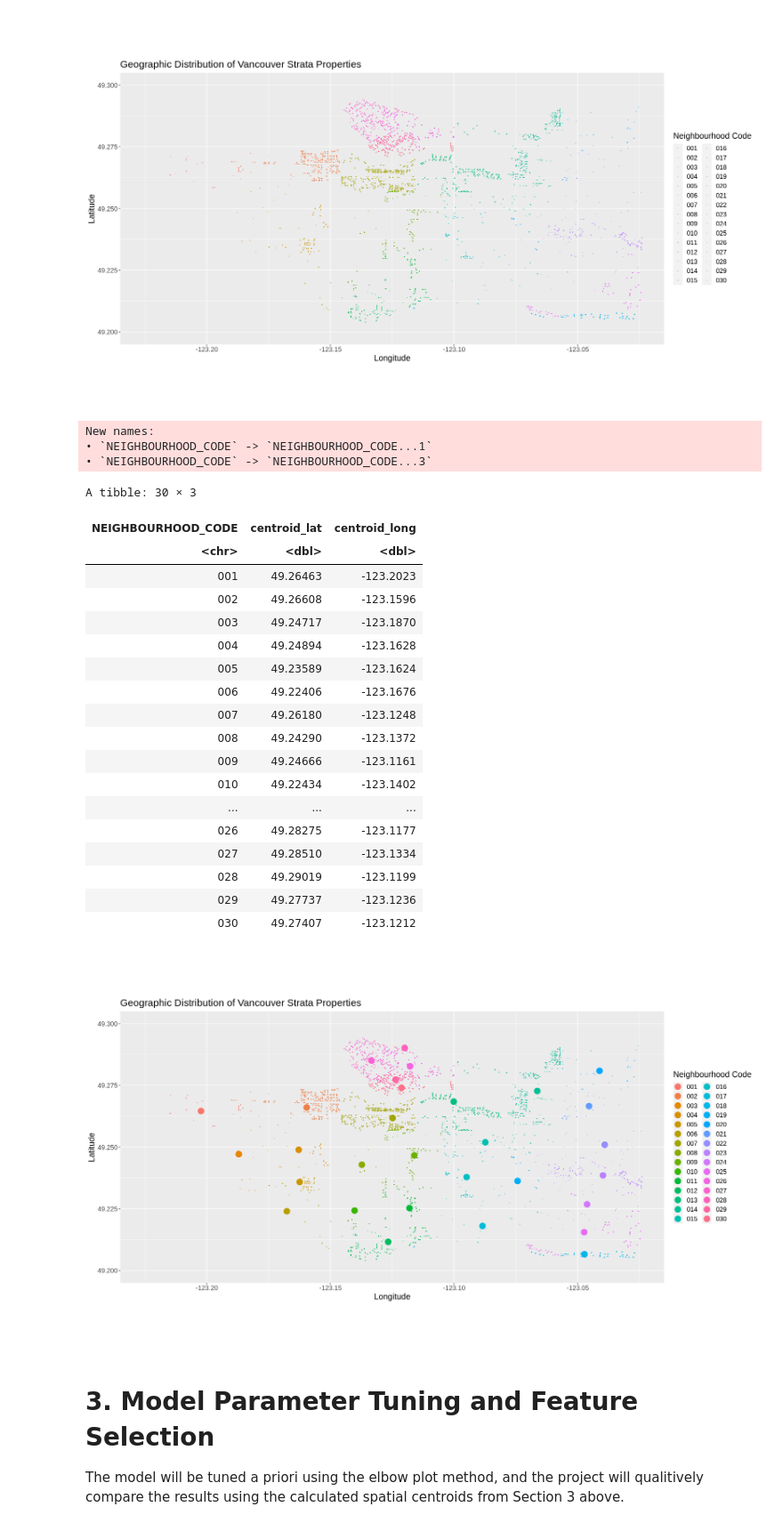
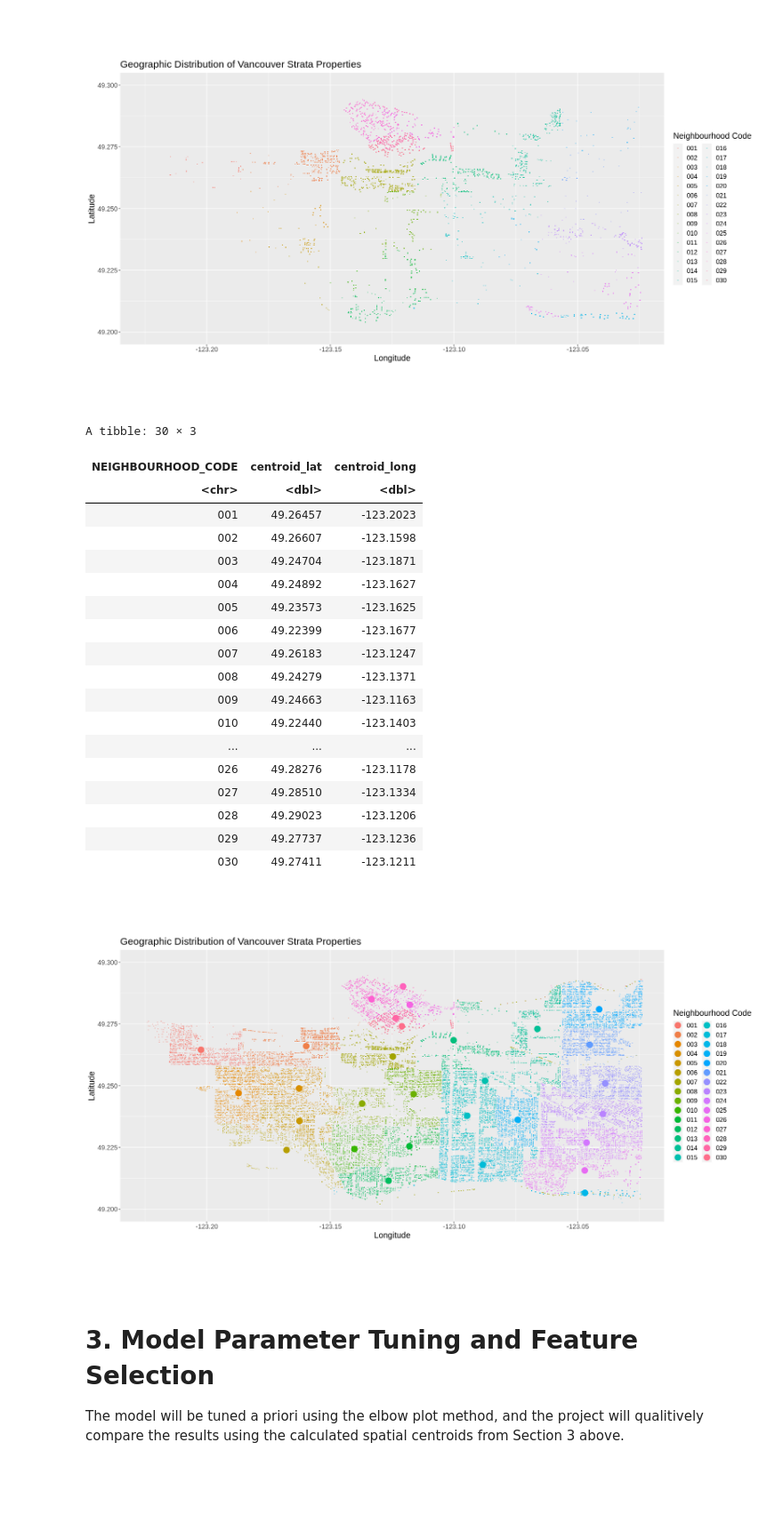
Before and after one commit to halarii/dsci100-2023s1-group-44, a Jupyter notebook: clustering-analysis.ipynb, the cells around one changed output. Shown at 89% size. Drawn from its saved outputs; the diff is of its cells as text; code cells hidden in the pictures; blank space fills up the shorter version.

Commit message:
Added aggregated data, revised data structure, and streamlined centroid code

```diff
--- a/clustering-analysis.ipynb
+++ b/clustering-analysis.ipynb
@@ -134,67 +176,51 @@ strata_only_plot
 # %%
 # Strata Housing Centroids
 # Group by, summarise, and plot
-ptax_lat_centroids <- property_housing_only |>
+ptax_centroids <- property_housing_only |>
         group_by(NEIGHBOURHOOD_CODE) |>
         mutate(lat = as.numeric(lat)) |>
-        summarize(mean(lat))
-colnames(ptax_lat_centroids) <- c("NEIGHBOURHOOD_CODE", "centroid_lat")
-
-ptax_long_centroids <- property_housing_only |>
-        group_by(NEIGHBOURHOOD_CODE) |>
         mutate(long = as.numeric(long)) |>
-        summarize (mean(long))
-colnames(ptax_long_centroids) <- c("NEIGHBOURHOOD_CODE", "centroid_long")
-
-ptax_centroids <- bind_cols(ptax_lat_centroids, ptax_long_centroids) |>
-    select(NEIGHBOURHOOD_CODE...1, centroid_lat, centroid_long)
-
-colnames(ptax_centroids) <- c("NEIGHBOURHOOD_CODE", "centroid_lat","centroid_long")
-
-
+        summarize(centroid_lat = mean(lat),
+                  centroid_long = mean(long))
 
 ptax_centroids
 # %% [output]
-New names:
-• `NEIGHBOURHOOD_CODE` -> `NEIGHBOURHOOD_CODE...1`
-• `NEIGHBOURHOOD_CODE` -> `NEIGHBOURHOOD_CODE...3`
+A tibble: 30 × 3
-A tibble: 30 × 3
 | NEIGHBOURHOOD_CODE | centroid_lat | centroid_long |
 | <chr> | <dbl> | <dbl> |
-| 001 | 49.26463 | -123.2023 |
-| 002 | 49.26608 | -123.1596 |
-| 003 | 49.24717 | -123.1870 |
-| 004 | 49.24894 | -123.1628 |
-| 005 | 49.23589 | -123.1624 |
-| 006 | 49.22406 | -123.1676 |
-| 007 | 49.26180 | -123.1248 |
-| 008 | 49.24290 | -123.1372 |
-| 009 | 49.24666 | -123.1161 |
-| 010 | 49.22434 | -123.1402 |
+| 001 | 49.26457 | -123.2023 |
+| 002 | 49.26607 | -123.1598 |
+| 003 | 49.24704 | -123.1871 |
+| 004 | 49.24892 | -123.1627 |
+| 005 | 49.23573 | -123.1625 |
+| 006 | 49.22399 | -123.1677 |
+| 007 | 49.26183 | -123.1247 |
+| 008 | 49.24279 | -123.1371 |
+| 009 | 49.24663 | -123.1163 |
+| 010 | 49.22440 | -123.1403 |
 | ... | ... | ... |
-| 026 | 49.28275 | -123.1177 |
+| 026 | 49.28276 | -123.1178 |
 | 027 | 49.28510 | -123.1334 |
-| 028 | 49.29019 | -123.1199 |
+| 028 | 49.29023 | -123.1206 |
 | 029 | 49.27737 | -123.1236 |
-| 030 | 49.27407 | -123.1212 |
+| 030 | 49.27411 | -123.1211 |
 # %%
 
 options(repr.plot.width = 17, repr.plot.height =10)
 strata_only_centroid_plot <- property_housing_only |>
                 mutate(lat = as.double(lat)) |>
                 mutate(long = as.double(long)) |>
-                filter(LEGAL_TYPE == "STRATA") |>
                 ggplot(aes(x=long,y=lat,color=NEIGHBOURHOOD_CODE)) +
                 geom_point(alpha = 0.5, size = 0.125) +
                 geom_point(data = ptax_centroids, aes(x=centroid_long, y=centroid_lat), size = 5) +
                 coord_fixed(ratio = 1, xlim = c(-123.225,-123.025), ylim = c(49.20, 49.30), expand = TRUE, clip = "on") +
                 labs(x = "Longitude", y = "Latitude",
                      color = "Neighbourhood Code",
                      title = "Geographic Distribution of Vancouver Strata Properties") +
                 theme(text = element_text(size = 15))
 strata_only_centroid_plot
 # %% [output]
-[figure, old version]
+[figure, new version]
 # %% [markdown]
 <h1> 3. Model Parameter Tuning and Feature Selection </h1>
 The model will be tuned a priori using the elbow plot method, and the project will qualitively compare the results using the calculated spatial centroids from Section 3 above.
```
Also changed, not shown: parts of 4 cells of this notebook.
